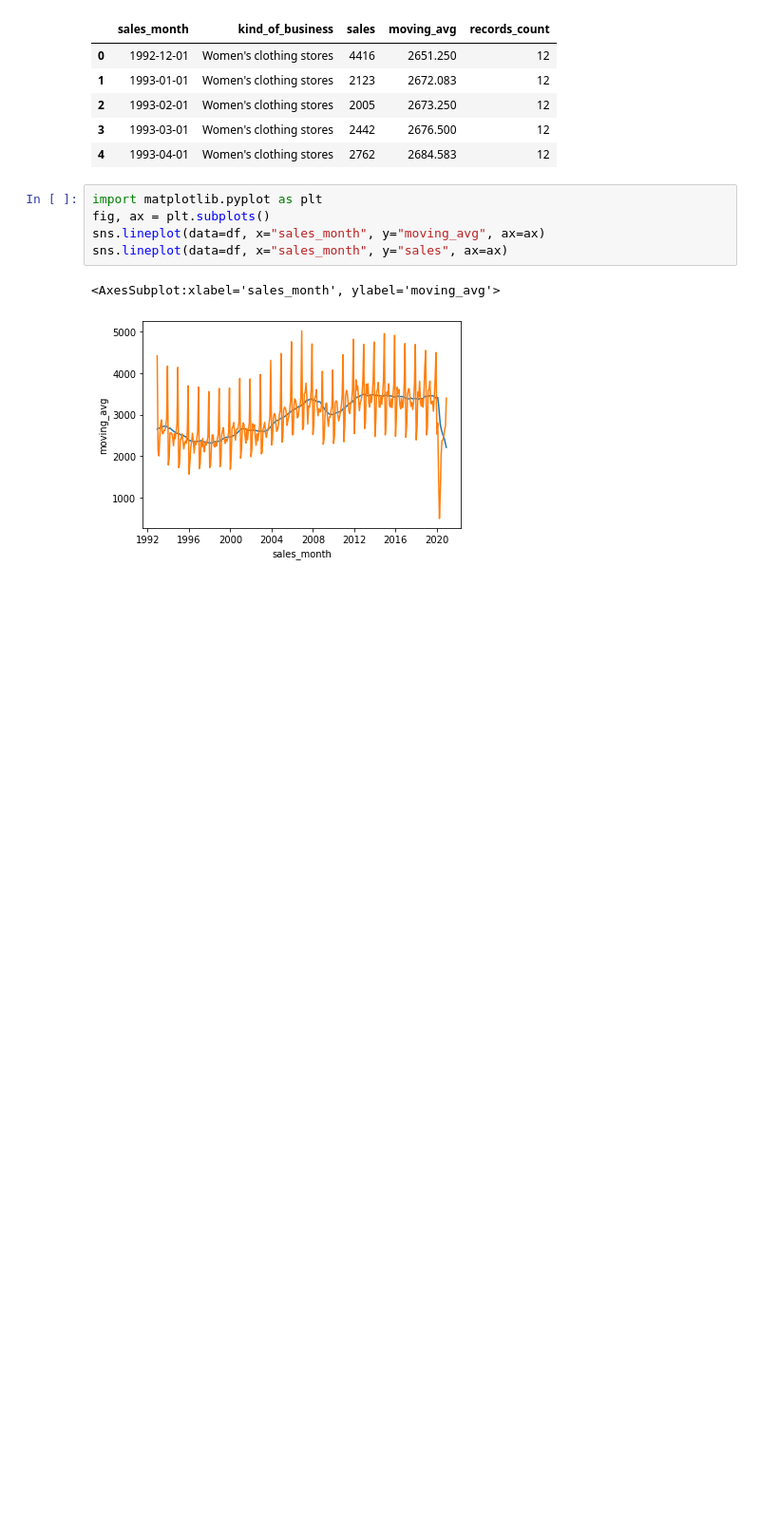
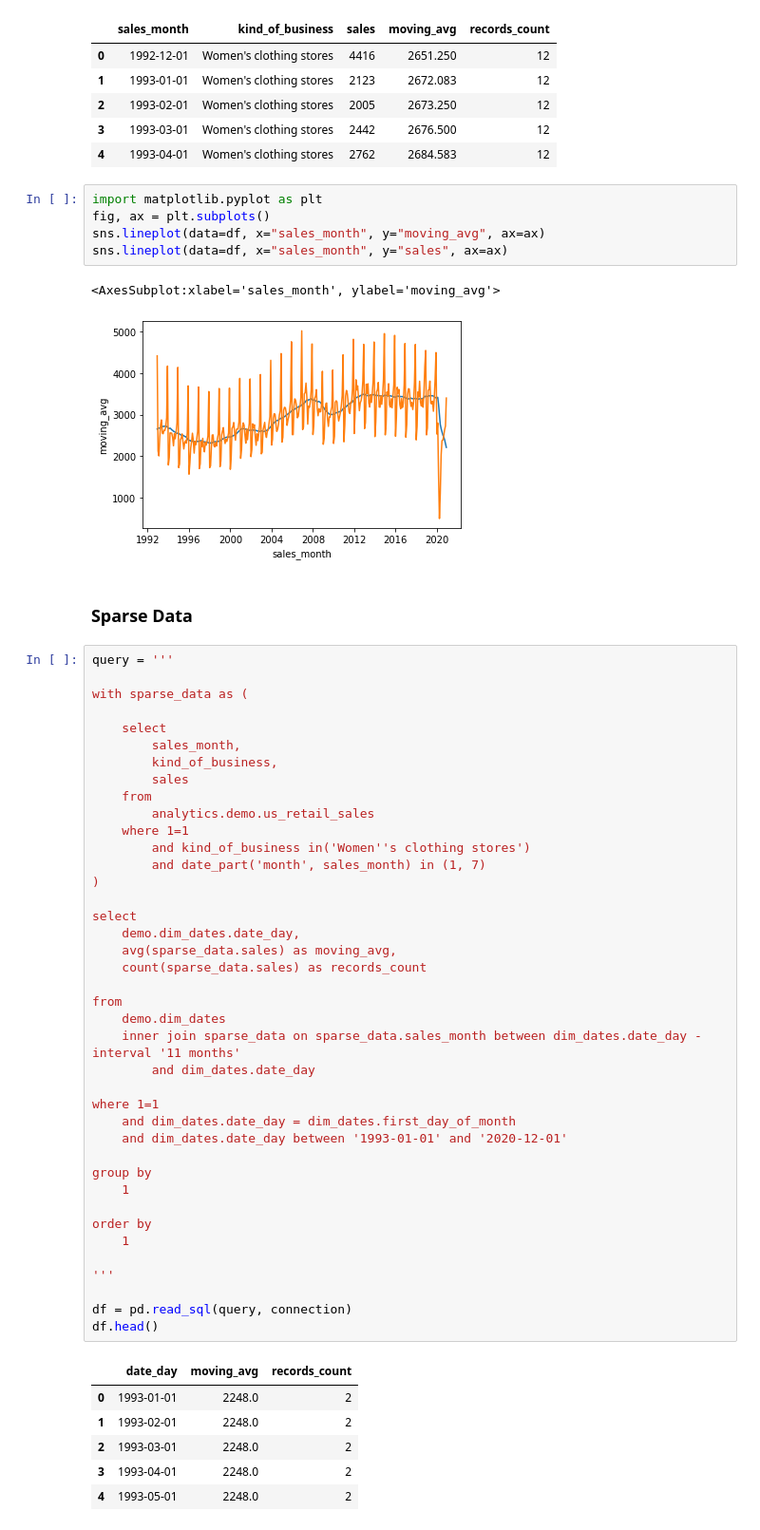
Before and after one commit to antiny/dbt-analysis, a Jupyter notebook: notebooks/ch03_time_series/simple_query.ipynb, the cells around one changed output. Shown: that part at 95% size. Drawn from its saved outputs; the diff is of its cells as text; blank space fills up the shorter version.

Commit message:
add sparse time analysis

```diff
--- a/notebooks/ch03_time_series/simple_query.ipynb
+++ b/notebooks/ch03_time_series/simple_query.ipynb
@@ -341,3 +341,52 @@ sns.lineplot(data=df, x="sales_month", y="sales", ax=ax)
 # %% [output]
 <AxesSubplot:xlabel='sales_month', ylabel='moving_avg'>
 [figure]
+# %% [markdown]
+### Sparse Data
+# %%
+query = '''
+
+with sparse_data as (
+
+    select
+        sales_month,
+        kind_of_business,
+        sales
+    from
+        analytics.demo.us_retail_sales
+    where 1=1
+        and kind_of_business in('Women''s clothing stores')
+        and date_part('month', sales_month) in (1, 7)
+)
+
+select
+    demo.dim_dates.date_day,
+    avg(sparse_data.sales) as moving_avg,
+    count(sparse_data.sales) as records_count
+
+from
+    demo.dim_dates
+    inner join sparse_data on sparse_data.sales_month between dim_dates.date_day - interval '11 months'
+        and dim_dates.date_day
+
+where 1=1
+    and dim_dates.date_day = dim_dates.first_day_of_month
+    and dim_dates.date_day between '1993-01-01' and '2020-12-01'
+
+group by
+    1
+
+order by
+    1
+
+'''
+
+df = pd.read_sql(query, connection)
+df.head()
+# %% [output]
+|  | date_day | moving_avg | records_count |
+| 0 | 1993-01-01 | 2248.0 | 2 |
+| 1 | 1993-02-01 | 2248.0 | 2 |
+| 2 | 1993-03-01 | 2248.0 | 2 |
+| 3 | 1993-04-01 | 2248.0 | 2 |
+| 4 | 1993-05-01 | 2248.0 | 2 |
```
Also changed, not shown: parts of 4 cells of this notebook, 3 other files.
